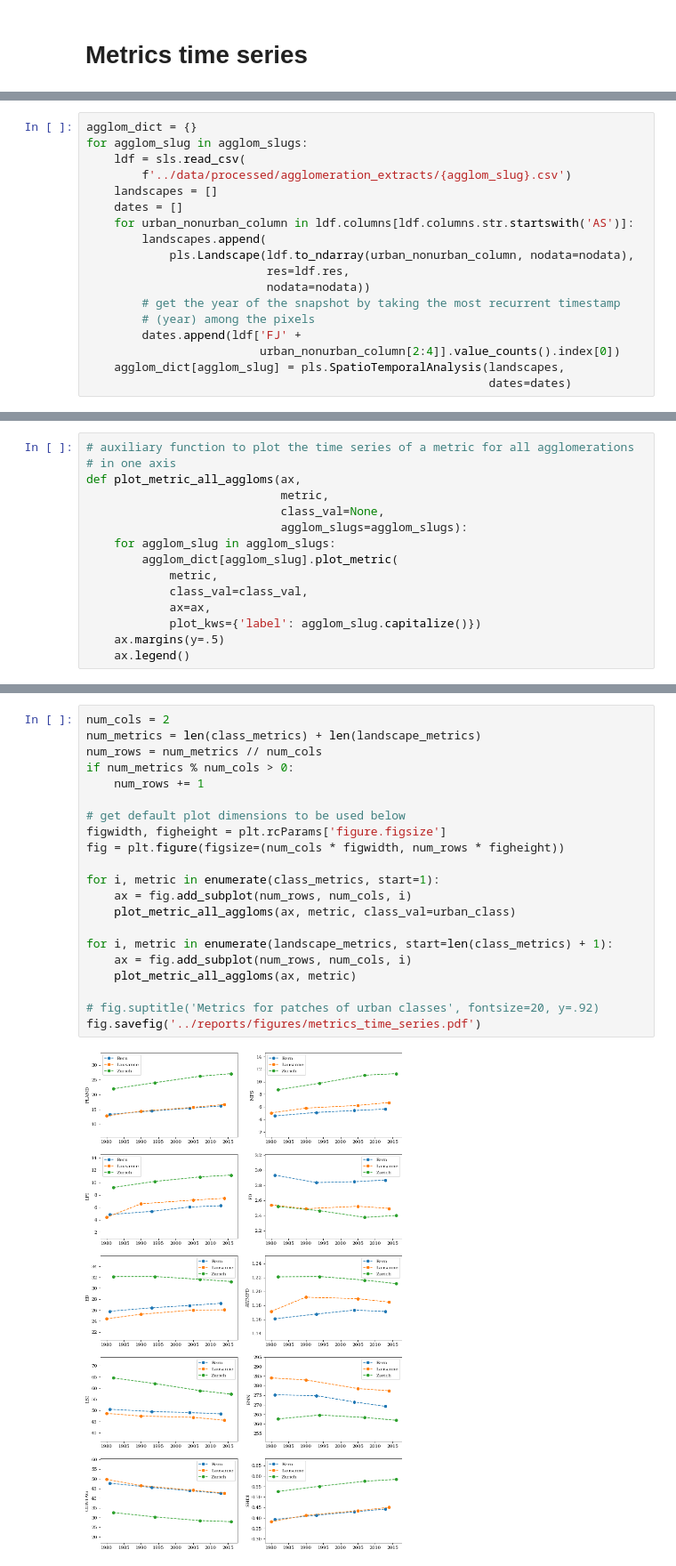
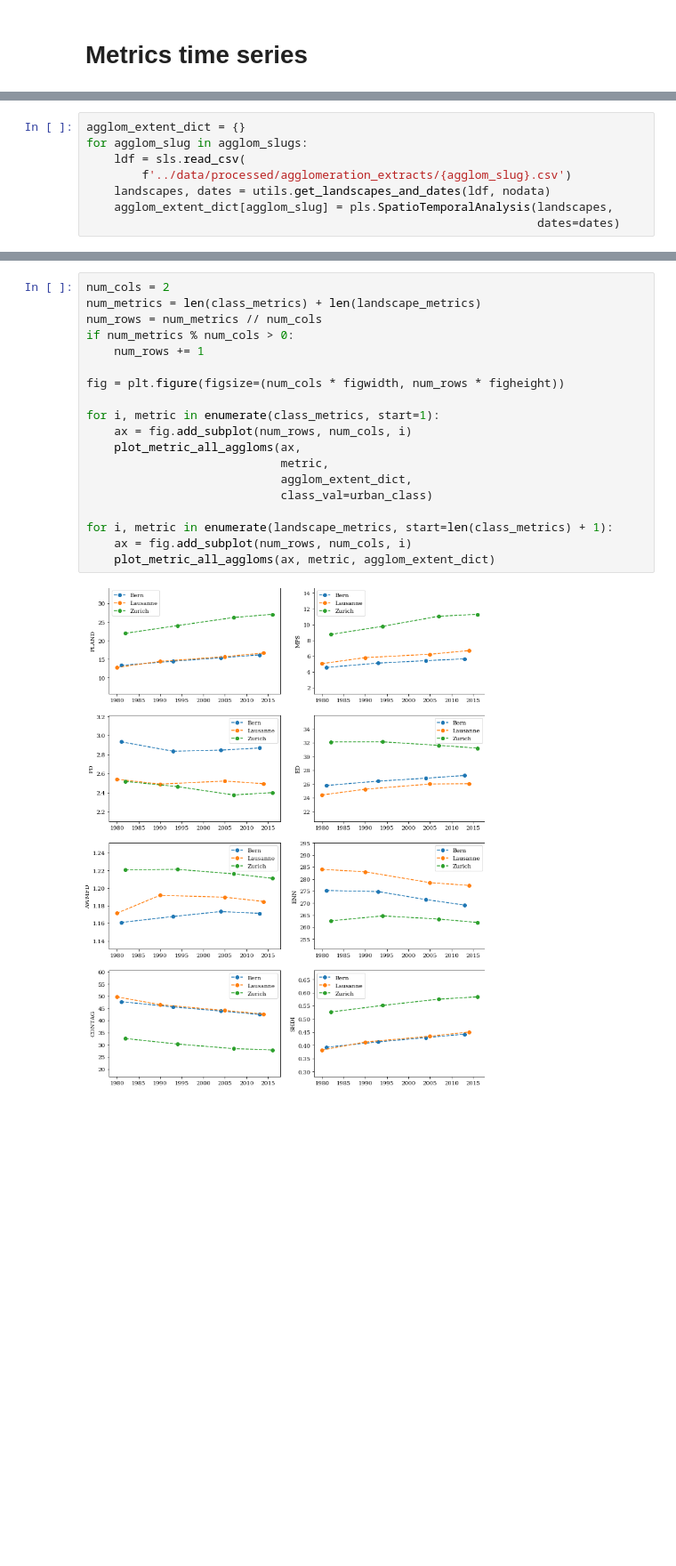
Before and after one commit to martibosch/swiss-urbanization, a Jupyter notebook: notebooks/metrics_time_series.ipynb, the cells around one changed output, grey strips where cells are left out. Shown at 89% size. Drawn from its saved outputs; the diff is of its cells as text; blank space fills up the shorter version.

```diff
--- a/notebooks/metrics_time_series.ipynb
+++ b/notebooks/metrics_time_series.ipynb
@@ -43,18 +52,8 @@ pls.settings.metric_label_dict = {
 # %%
-agglom_dict = {}
+agglom_extent_dict = {}
 for agglom_slug in agglom_slugs:
     ldf = sls.read_csv(
         f'../data/processed/agglomeration_extracts/{agglom_slug}.csv')
-    landscapes = []
-    dates = []
-    for urban_nonurban_column in ldf.columns[ldf.columns.str.startswith('AS')]:
-        landscapes.append(
-            pls.Landscape(ldf.to_ndarray(urban_nonurban_column, nodata=nodata),
-                          res=ldf.res,
-                          nodata=nodata))
-        # get the year of the snapshot by taking the most recurrent timestamp
-        # (year) among the pixels
-        dates.append(ldf['FJ' +
-                         urban_nonurban_column[2:4]].value_counts().index[0])
-    agglom_dict[agglom_slug] = pls.SpatioTemporalAnalysis(landscapes,
-                                                          dates=dates)
+    landscapes, dates = utils.get_landscapes_and_dates(ldf, nodata)
+    agglom_extent_dict[agglom_slug] = pls.SpatioTemporalAnalysis(landscapes,
+                                                                 dates=dates)
@@ -63,15 +59,0 @@ for agglom_slug in agglom_slugs:
-# %%
-# auxiliary function to plot the time series of a metric for all agglomerations
-# in one axis
-def plot_metric_all_aggloms(ax,
-                            metric,
-                            class_val=None,
-                            agglom_slugs=agglom_slugs):
-    for agglom_slug in agglom_slugs:
-        agglom_dict[agglom_slug].plot_metric(
-            metric,
-            class_val=class_val,
-            ax=ax,
-            plot_kws={'label': agglom_slug.capitalize()})
-    ax.margins(y=.5)
-    ax.legend()
@@ -78,24 +64,22 @@ def plot_metric_all_aggloms(ax,
 # %%
 num_cols = 2
 num_metrics = len(class_metrics) + len(landscape_metrics)
 num_rows = num_metrics // num_cols
 if num_metrics % num_cols > 0:
     num_rows += 1
 
-# get default plot dimensions to be used below
-figwidth, figheight = plt.rcParams['figure.figsize']
 fig = plt.figure(figsize=(num_cols * figwidth, num_rows * figheight))
 
 for i, metric in enumerate(class_metrics, start=1):
     ax = fig.add_subplot(num_rows, num_cols, i)
-    plot_metric_all_aggloms(ax, metric, class_val=urban_class)
+    plot_metric_all_aggloms(ax,
+                            metric,
+                            agglom_extent_dict,
+                            class_val=urban_class)
 
 for i, metric in enumerate(landscape_metrics, start=len(class_metrics) + 1):
     ax = fig.add_subplot(num_rows, num_cols, i)
-    plot_metric_all_aggloms(ax, metric)
-
-# fig.suptitle('Metrics for patches of urban classes', fontsize=20, y=.92)
-fig.savefig('../reports/figures/metrics_time_series.pdf')
+    plot_metric_all_aggloms(ax, metric, agglom_extent_dict)
 # %% [output]
-[figure, old version]
+[figure, new version]
 # %% [markdown]
```
Also changed, not shown: parts of 15 cells of this notebook, 19 other files.
